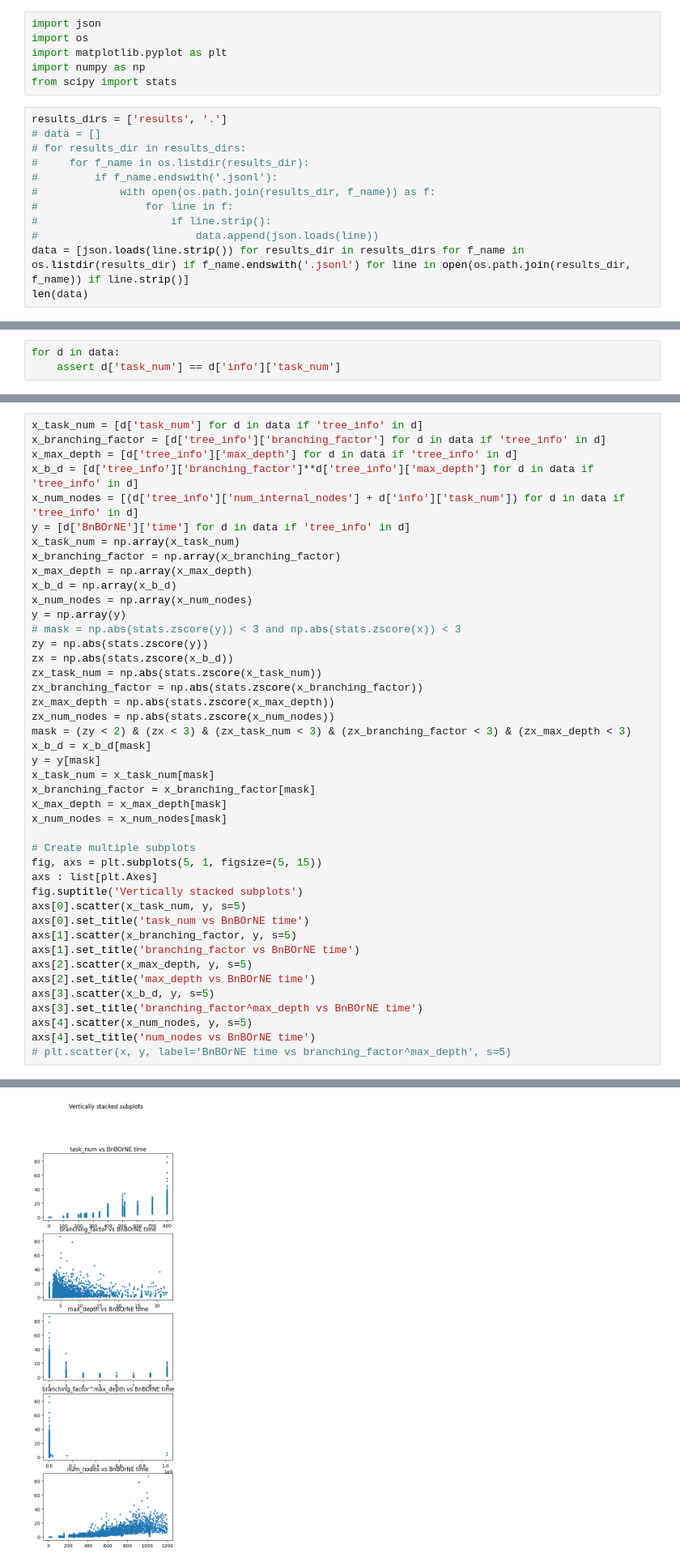
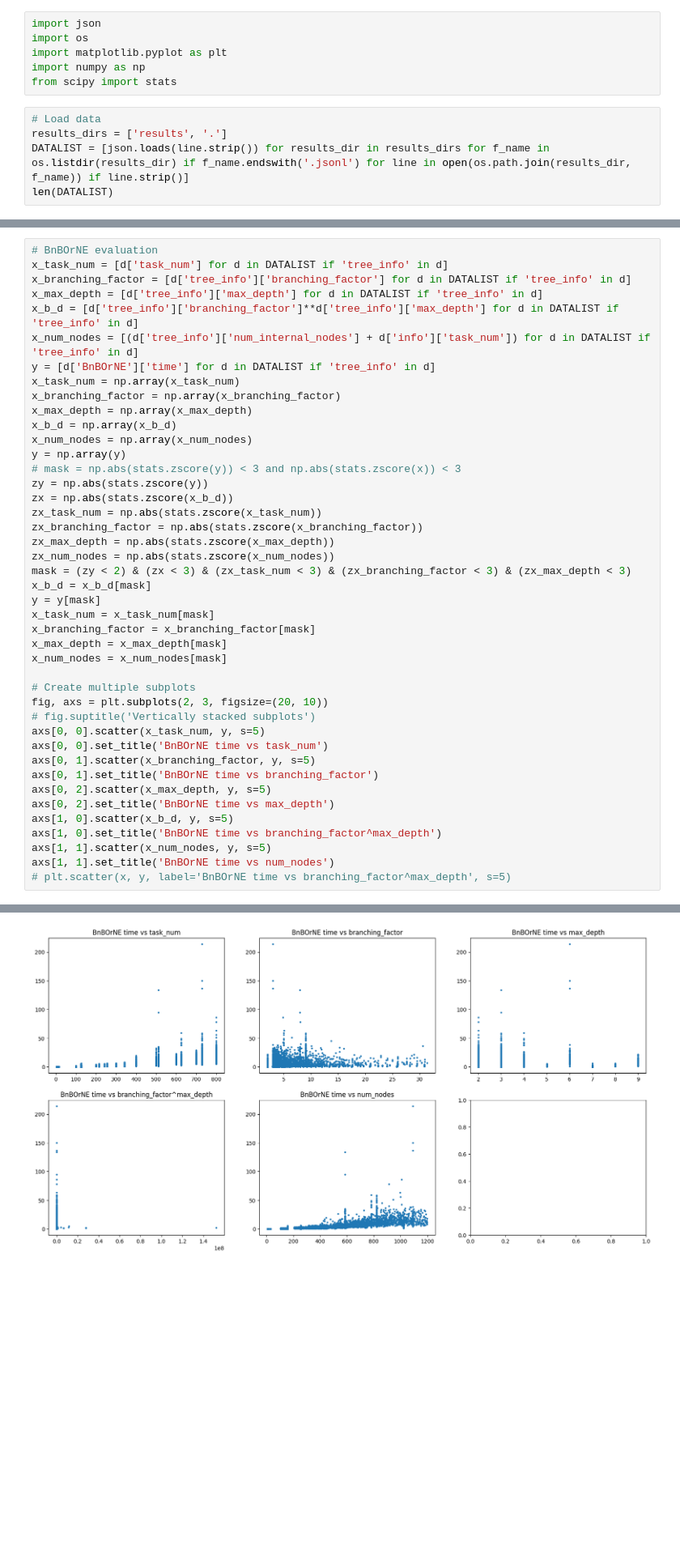
Before and after one commit to thanhan910/MATA-AND-OR, a Jupyter notebook: vis.ipynb, the cells around one changed output, grey strips where cells are left out. Shown at 81% size. Saved outputs shown, nothing was run; the diff lists cells and outputs as text; blank space fills up the shorter version.

Commit message:
Update algorithms evaluation

```diff
--- a/vis.ipynb
+++ b/vis.ipynb
@@ -5,15 +5,8 @@ import matplotlib.pyplot as plt
 import numpy as np
 from scipy import stats
 # %%
+# Load data
 results_dirs = ['results', '.']
-# data = []
-# for results_dir in results_dirs:
-#     for f_name in os.listdir(results_dir):
-#         if f_name.endswith('.jsonl'):
-#             with open(os.path.join(results_dir, f_name)) as f:
-#                 for line in f:
-#                     if line.strip():
-#                         data.append(json.loads(line))
-data = [json.loads(line.strip()) for results_dir in results_dirs for f_name in os.listdir(results_dir) if f_name.endswith('.jsonl') for line in open(os.path.join(results_dir, f_name)) if line.strip()]
-len(data)
+DATALIST = [json.loads(line.strip()) for results_dir in results_dirs for f_name in os.listdir(results_dir) if f_name.endswith('.jsonl') for line in open(os.path.join(results_dir, f_name)) if line.strip()]
+len(DATALIST)
 # %% [output]
@@ -21,3 +13,0 @@ len(data)
-# %%
-for d in data:
-    assert d['task_num'] == d['info']['task_num']
@@ -87,10 +169,11 @@ plt.plot(list(task_num_counts.keys()), list(task_num_counts.values()), label='ta
 # %%
-x_task_num = [d['task_num'] for d in data if 'tree_info' in d]
-x_branching_factor = [d['tree_info']['branching_factor'] for d in data if 'tree_info' in d]
-x_max_depth = [d['tree_info']['max_depth'] for d in data if 'tree_info' in d]
-x_b_d = [d['tree_info']['branching_factor']**d['tree_info']['max_depth'] for d in data if 'tree_info' in d]
-x_num_nodes = [(d['tree_info']['num_internal_nodes'] + d['info']['task_num']) for d in data if 'tree_info' in d]
-y = [d['BnBOrNE']['time'] for d in data if 'tree_info' in d]
+# BnBOrNE evaluation
+x_task_num = [d['task_num'] for d in DATALIST if 'tree_info' in d]
+x_branching_factor = [d['tree_info']['branching_factor'] for d in DATALIST if 'tree_info' in d]
+x_max_depth = [d['tree_info']['max_depth'] for d in DATALIST if 'tree_info' in d]
+x_b_d = [d['tree_info']['branching_factor']**d['tree_info']['max_depth'] for d in DATALIST if 'tree_info' in d]
+x_num_nodes = [(d['tree_info']['num_internal_nodes'] + d['info']['task_num']) for d in DATALIST if 'tree_info' in d]
+y = [d['BnBOrNE']['time'] for d in DATALIST if 'tree_info' in d]
 x_task_num = np.array(x_task_num)
 x_branching_factor = np.array(x_branching_factor)
 x_max_depth = np.array(x_max_depth)
@@ -113,18 +196,17 @@ x_max_depth = x_max_depth[mask]
 x_num_nodes = x_num_nodes[mask]
 
 # Create multiple subplots
-fig, axs = plt.subplots(5, 1, figsize=(5, 15))
-axs : list[plt.Axes]
-fig.suptitle('Vertically stacked subplots')
-axs[0].scatter(x_task_num, y, s=5)
-axs[0].set_title('task_num vs BnBOrNE time')
-axs[1].scatter(x_branching_factor, y, s=5)
-axs[1].set_title('branching_factor vs BnBOrNE time')
-axs[2].scatter(x_max_depth, y, s=5)
-axs[2].set_title('max_depth vs BnBOrNE time')
-axs[3].scatter(x_b_d, y, s=5)
-axs[3].set_title('branching_factor^max_depth vs BnBOrNE time')
-axs[4].scatter(x_num_nodes, y, s=5)
-axs[4].set_title('num_nodes vs BnBOrNE time')
+fig, axs = plt.subplots(2, 3, figsize=(20, 10))
+# fig.suptitle('Vertically stacked subplots')
+axs[0, 0].scatter(x_task_num, y, s=5)
+axs[0, 0].set_title('BnBOrNE time vs task_num')
+axs[0, 1].scatter(x_branching_factor, y, s=5)
+axs[0, 1].set_title('BnBOrNE time vs branching_factor')
+axs[0, 2].scatter(x_max_depth, y, s=5)
+axs[0, 2].set_title('BnBOrNE time vs max_depth')
+axs[1, 0].scatter(x_b_d, y, s=5)
+axs[1, 0].set_title('BnBOrNE time vs branching_factor^max_depth')
+axs[1, 1].scatter(x_num_nodes, y, s=5)
+axs[1, 1].set_title('BnBOrNE time vs num_nodes')
 # plt.scatter(x, y, label='BnBOrNE time vs branching_factor^max_depth', s=5)
 # %% [output]
@@ -132,2 +214,2 @@ Text(0.5, 1.0, 'num_nodes vs BnBOrNE time')
-[figure, old version]
+[figure, new version]
 # %%
```
Also changed, not shown: parts of 11 cells of this notebook.
